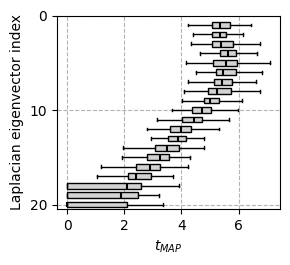
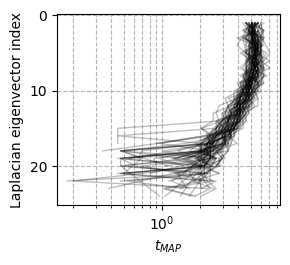
The change to this notebook cell's code, shown as a diff; its figure went from the first image to the second:
--- before
+++ after
@@ -1,39 +1,47 @@
-# Collect t_map values per eigenmode index
-eig_to_tmap = {}
+# Collect reliable t_map values per eigenmode index and replicate
+max_eig = 24
+cmap = plt.get_cmap("viridis")
+replicate_color = cmap(0.0)
+
+fig, ax = plt.subplots(figsize=(3, 2.75))
 
 for rep_data in results.values():
-    for eig_k, d in rep_data["by_eig_k"].items():
-        t = d["tmap"]["t_map"]
-        eig_to_tmap.setdefault(eig_k, []).append(t)
+    points = []
 
-# Sort eigenmodes
-max_eig = 20
-eig_indices = sorted(k for k in eig_to_tmap.keys() if k <= max_eig)
-data = [eig_to_tmap[k] for k in eig_indices]
+    for eig_k, d in sorted(rep_data["by_eig_k"].items()):
+        if eig_k > max_eig:
+            continue
 
-# Plot
-fig, ax = plt.subplots(figsize=(3, 2.75))
+        tmap_result = d["tmap"]
+        if not is_reliable_tmap_fit(tmap_result):
+            continue
 
-ax.boxplot(
-    data,
-    vert=False,
-    positions=eig_indices,
-    widths=0.6,
-    showfliers=False,
-    patch_artist=True,
-    boxprops=dict(facecolor="lightgray", alpha=1),
-    medianprops=dict(color="black", linewidth=1.5),
-    whiskerprops=dict(color="black", alpha=1),
-    capprops=dict(color="black", alpha=1),
-)
+        points.append((eig_k, float(tmap_result["t_map"])))
 
-medians = [np.median(eig_to_tmap[k]) for k in eig_indices]
+    if not points:
+        continue
+
+    eig_indices = [eig_k for eig_k, _ in points]
+    tmap_values = [t_map for _, t_map in points]
+
+    ax.plot(
+        tmap_values,
+        eig_indices,
+        color='black',#replicate_color,
+        alpha=0.25,
+        marker="o",
+        markersize=0,
+        linestyle="-",
+        linewidth=1,
+    )
 
 ax.set_xlabel(r"$t_{MAP}$")
 ax.set_ylabel("Laplacian eigenvector index")
 ax.invert_yaxis()
-ax.set_yticks(range(0, max(eig_indices)+1, 10))
-ax.set_yticklabels([str(k) for k in range(0, max(eig_indices)+1, 10)])
+
+ax.set_yticks(range(0, max_eig + 1, 10))
+ax.set_yticklabels([str(k) for k in range(0, max_eig + 1, 10)])
 ax.grid(True, which="both", ls="--", c="0.7")
+ax.set_xscale("log")
 plt.tight_layout()
 plt.savefig("../figures/figure_1/tmap_vs_laplacian_eigenvector_index.pdf")

Commit: Manuscript update changes